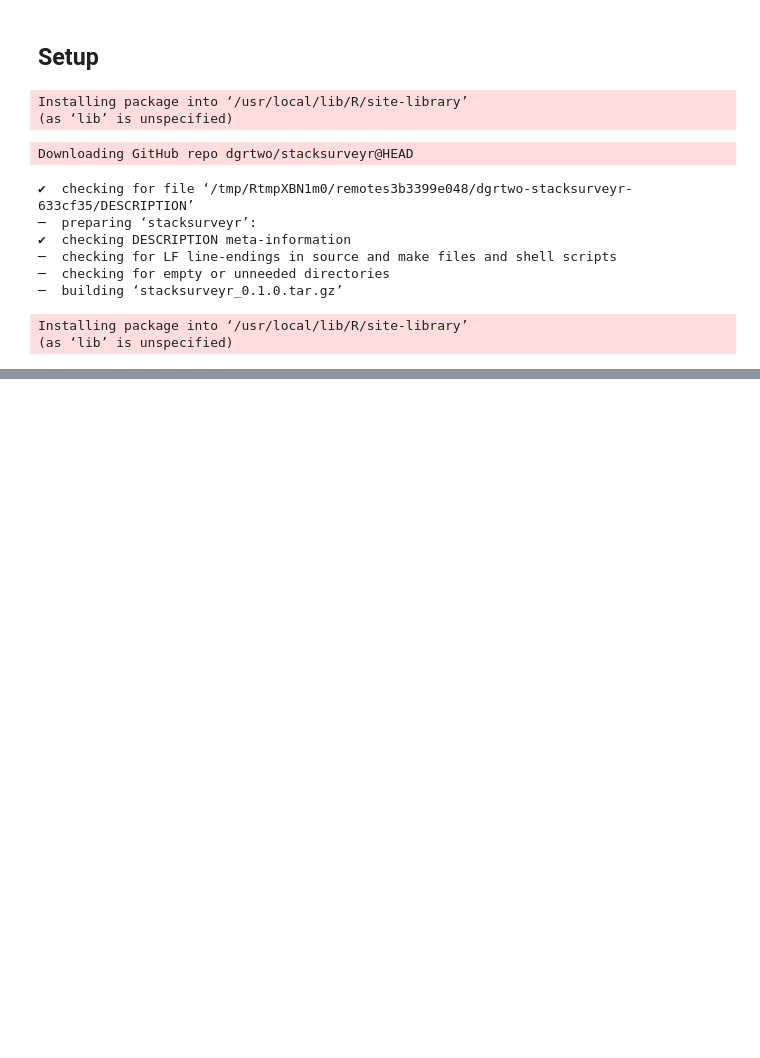
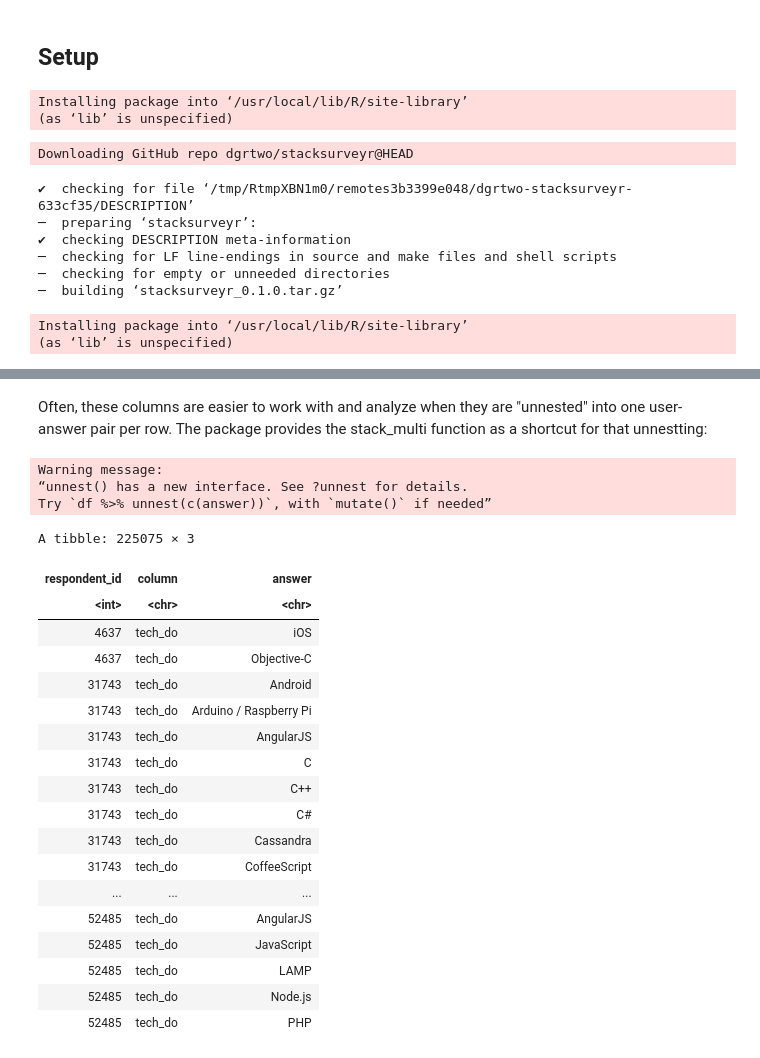
Before and after one commit to patternproject/r.sb.pos.2, a Jupyter notebook: Multiple_Response_v01.ipynb, the cells around one changed output, grey strips where cells are left out. Cells and saved outputs as stored; diff of their text form; code cells hidden in the pictures; blank space fills up the shorter version.

```diff
--- a/Multiple_Response_v01.ipynb
+++ b/Multiple_Response_v01.ipynb
@@ -42,0 +113,27 @@ Installing package into ‘/usr/local/lib/R/site-library’
+# %% [markdown]
+Often, these columns are easier to work with and analyze when they are "unnested" into one user-answer pair per row. The package provides the stack_multi function as a shortcut for that unnestting:
+# %%
+stack_multi("tech_do")
+# %% [output]
+Warning message:
+“unnest() has a new interface. See ?unnest for details.
+Try `df %>% unnest(c(answer))`, with `mutate()` if needed”
+A tibble: 225075 × 3
+| respondent_id | column | answer |
+| <int> | <chr> | <chr> |
+| 4637 | tech_do | iOS |
+| 4637 | tech_do | Objective-C |
+| 31743 | tech_do | Android |
+| 31743 | tech_do | Arduino / Raspberry Pi |
+| 31743 | tech_do | AngularJS |
+| 31743 | tech_do | C |
+| 31743 | tech_do | C++ |
+| 31743 | tech_do | C# |
+| 31743 | tech_do | Cassandra |
+| 31743 | tech_do | CoffeeScript |
+| ... | ... | ... |
+| 52485 | tech_do | AngularJS |
+| 52485 | tech_do | JavaScript |
+| 52485 | tech_do | LAMP |
+| 52485 | tech_do | Node.js |
+| 52485 | tech_do | PHP |
```
Also changed, not shown: parts of 14 cells of this notebook.
